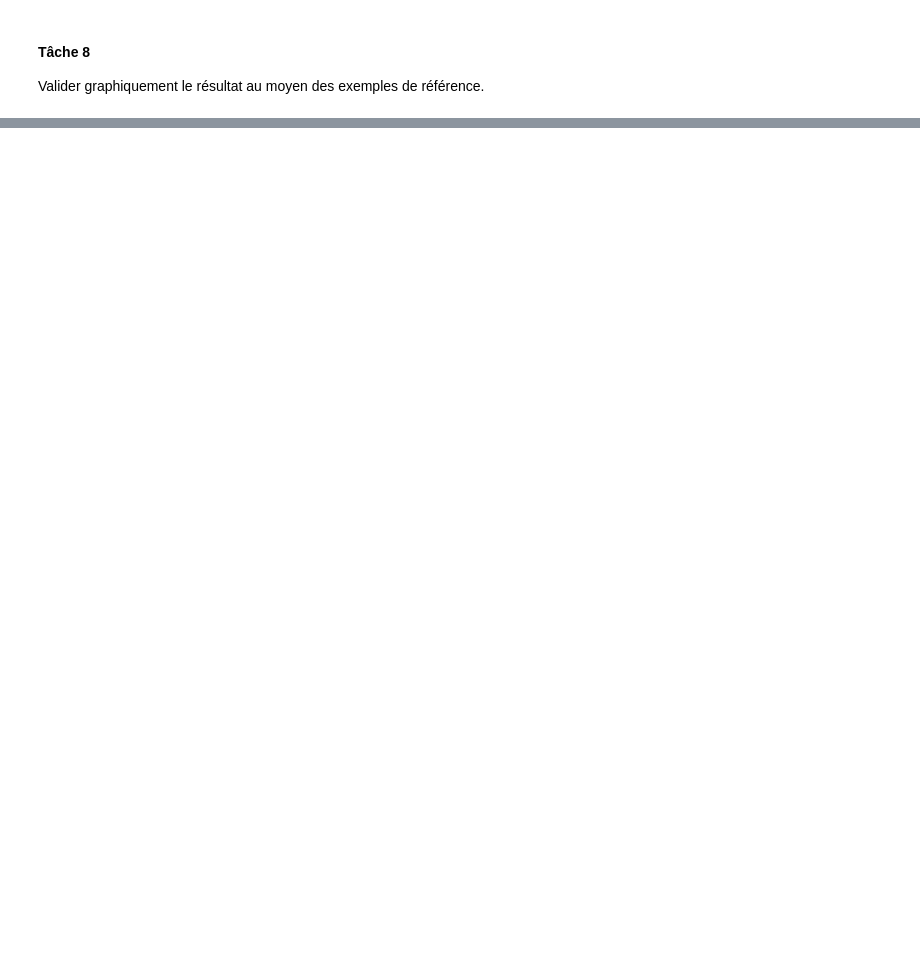
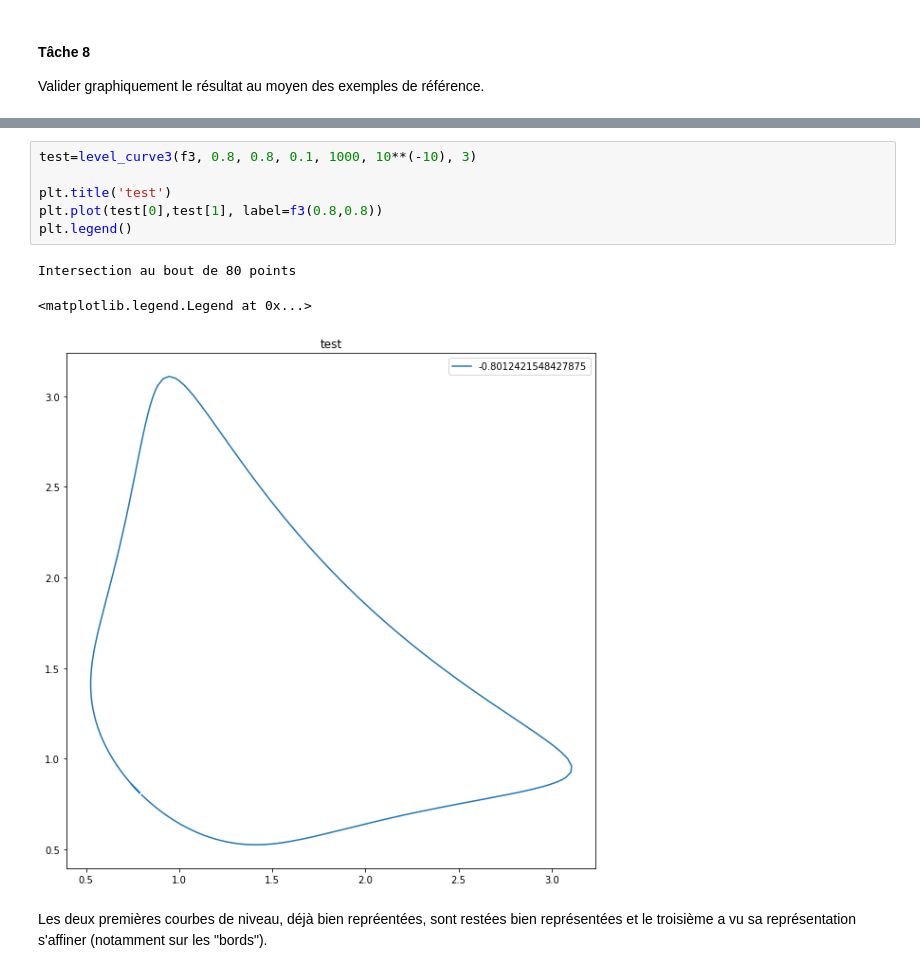
Before and after one commit to guillaumerichard2020/Projet-maths-1, a Jupyter notebook: Courbes de niveau - Enoncé.ipynb, the cells around one changed output, grey strips where cells are left out. Saved outputs shown, nothing was run; the diff lists cells and outputs as text; blank space fills up the shorter version.

```diff
--- a/Courbes de niveau - Enoncé.ipynb
+++ b/Courbes de niveau - Enoncé.ipynb
@@ -871,0 +834,12 @@ IndexError: index 3000 is out of bounds for axis 1 with size 3000
+# %%
+test=level_curve3(f3, 0.8, 0.8, 0.1, 1000, 10**(-10), 3)
+
+plt.title('test')
+plt.plot(test[0],test[1], label=f3(0.8,0.8))
+plt.legend()
+# %% [output]
+Intersection au bout de 80 points
+<matplotlib.legend.Legend at 0x...>
+[figure, added]
+# %% [markdown]
+Les deux premières courbes de niveau, déjà bien repréentées, sont restées bien représentées et le troisième a vu sa représentation s'affiner (notamment sur les "bords").
```
Also changed, not shown: parts of 7 cells of this notebook.
